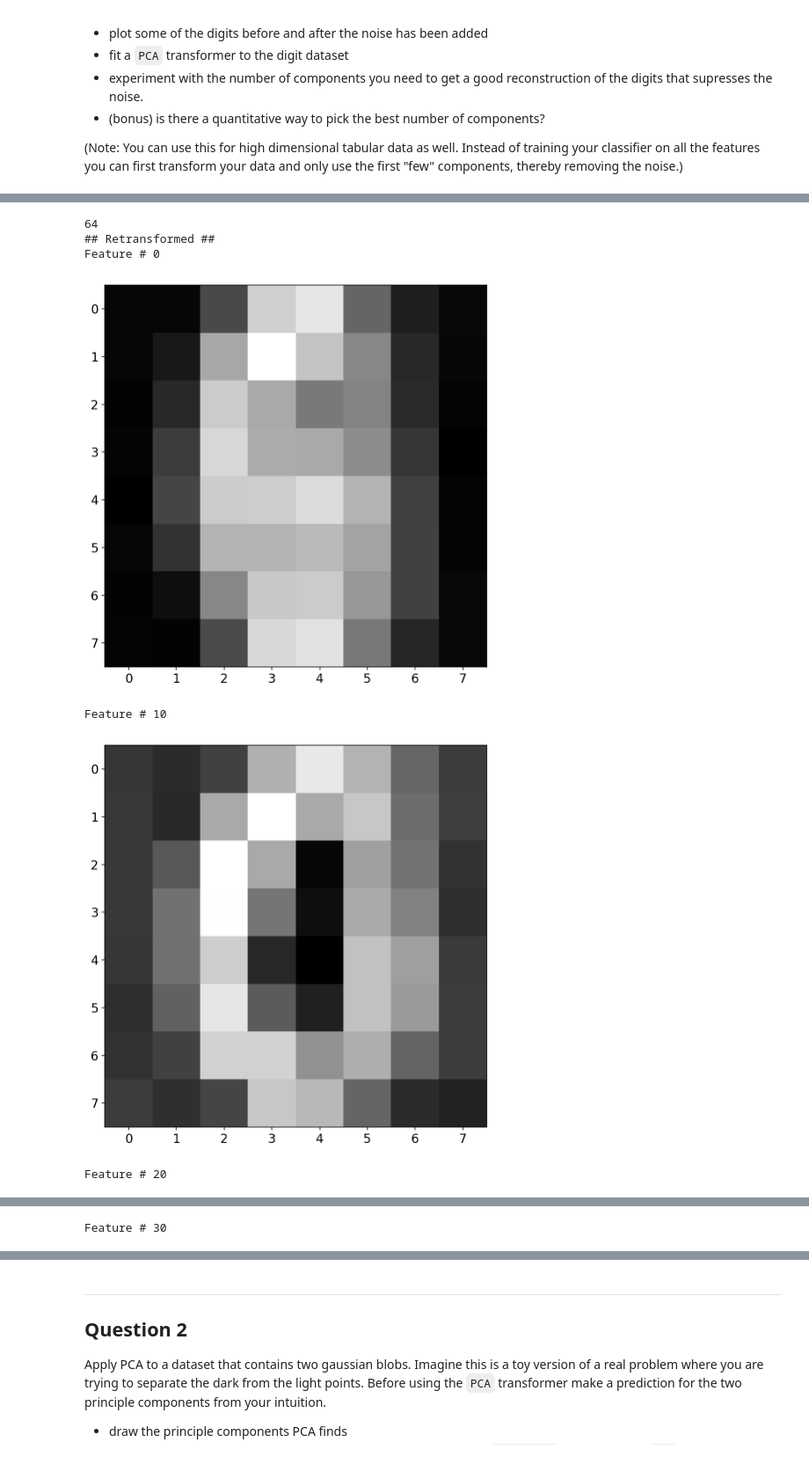
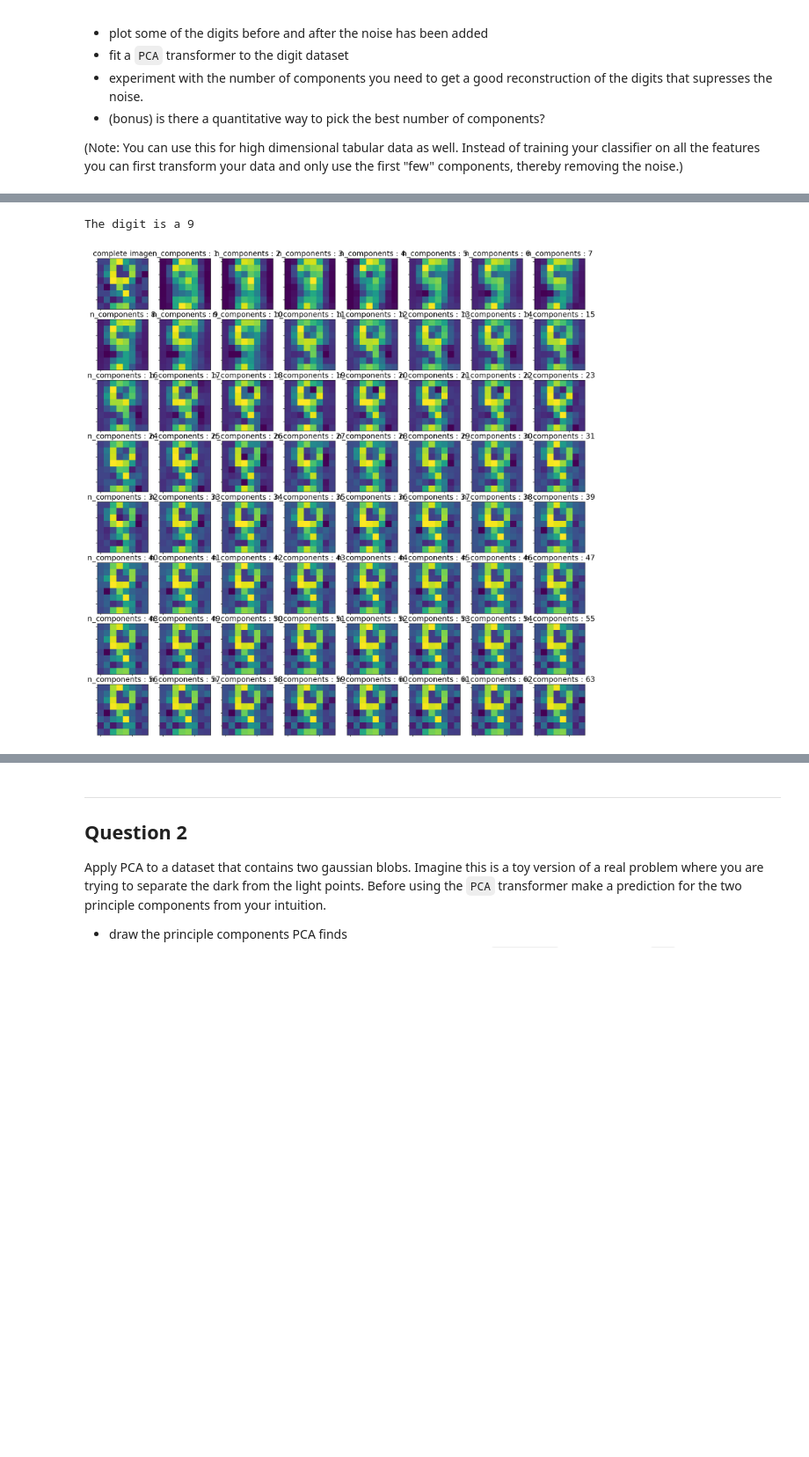
Before and after one commit to cemalper2/advanced_computing, a Jupyter notebook: 05-embedding/exercise.ipynb, the cells around one changed output, grey strips where cells are left out. Shown at 88% size. Drawn from its saved outputs; the diff is of its cells as text; code cells hidden in the pictures; blank space fills up the shorter version.

```diff
--- a/05-embedding/exercise.ipynb
+++ b/05-embedding/exercise.ipynb
@@ -47,10 +47,14 @@ print('The digit is a %d' %(digits.target[10]))
 print('## No noise ##')
 plt.imshow(np.reshape(digits.data[10,:],(8,8)),cmap='gray')
 plt.show()
-digits.data = digits.data + noisy
+temp = digits.data + noisy
 print('## With noise ##')
-plt.imshow(np.reshape(digits.data[10,:],(8,8)),cmap='gray')
+plt.imshow(np.reshape(temp[10,:],(8,8)),cmap='gray')
 plt.show()
+print('## Difference ##')
+plt.imshow(np.reshape(digits.data[10,:] - temp[10,:],(8,8)),cmap='gray')
+plt.show()
+noisy_data = digits.data + noisy
 # %% [output]
 The digit is a 0
 ## No noise ##
@@ -60,19 +66,29 @@ The digit is a 0
 # %%
 pca = [PCA(n_components=x) for x in range(1,65)]
-transformed = [x.fit_transform(digits.data) for x in pca]
+transformed = [x.fit_transform(noisy_data) for x in pca]
 retransformed = [x.inverse_transform(transformed[ind]) for (ind,x) in enumerate(pca)]
-print(len(transformed))
 #retransformed = pca.inverse_transform(transformed)
-print('## Retransformed ##')
-for x in range(0,64,10):
-    print('Feature # %d' % (x))
-    plt.imshow(np.reshape(retransformed[x][10,:],(8,8)),cmap='gray')
-    plt.show()
+# print('## Retransformed ##')
+# for x in range(0,64,10):
+#     print('Feature # %d' % (x))
+#     plt.imshow(np.reshape(retransformed[x][10,:],(8,8)),cmap='gray')
+#     plt.show()
+
+
+print('The digit is a %d' %(digits.target[1100]))
+fig, axs = plt.subplots(8, 8, figsize=(5*4, 5*4))
+axs = axs.ravel()
+axs[0].set_title('complete image without noise')
+axs[0].imshow(np.reshape(digits.data[1100,:],(8,8)))
+axs[0].set_yticklabels([])
+axs[0].set_xticklabels([])
+
+sum = np.zeros(64)
+for n, ax in zip(range(64), axs[1:]):
+    ax.imshow(np.reshape(retransformed[n][1100,:],(8,8)))
+    ax.set_title('n_components : %i' % (n+1))
+    ax.set_yticklabels([])
+    ax.set_xticklabels([])
 # %% [output]
-64
-## Retransformed ##
-Feature # 0
+The digit is a 9
-[figure, old version]
+[figure, new version]
-Feature # 10
-[figure, removed]
-Feature # 20
@@ -80 +94,0 @@ Feature # 20
-Feature # 30
```
Also changed, not shown: parts of 17 cells of this notebook, 2 other files.
